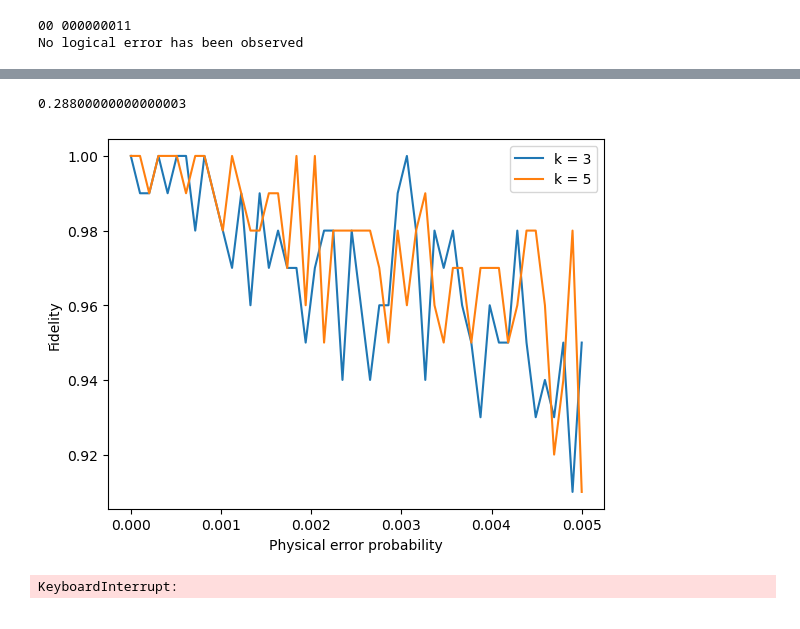
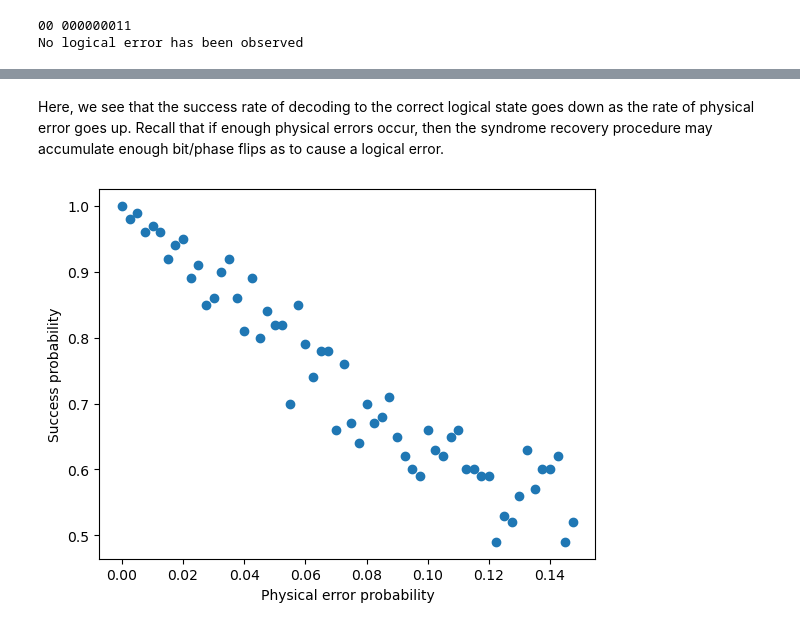
Before and after one commit to elhyc/Kitaev-Toric-Code, a Jupyter notebook: ToricMiniproject3.ipynb, the cells around one changed output, grey strips where cells are left out. Cells and saved outputs as stored; diff of their text form; code cells hidden in the pictures.

```diff
--- a/ToricMiniproject3.ipynb
+++ b/ToricMiniproject3.ipynb
@@ -35,9 +31,0 @@ print(p_error)
-# %%
-noise_model = NoiseModel()
-
-p_error = 0.05
-bit_flip = pauli_error([("X", p_error), ("I", 1 - p_error)])
-phase_flip = pauli_error([("Z", p_error), ("I", 1 - p_error)])
-
-noise_model.add_all_qubit_quantum_error(bit_flip, ['id'])
-noise_model.add_all_qubit_quantum_error(phase_flip, ['id'])
@@ -65,22 +51,3 @@ if memory_result[0:2] == str(x0) + str(x1):
 # %% [output]
 00 000000011
 No logical error has been observed
-# %%
-px = py = pz = 0.3
-x0 = 1
-x1 = 1
-k0 = 3
-k1 = 3
-LatticeCircuit = KitaevToricModel(x0, x1,k0,k1, p_error)
-
-pauli_errors = pauli_error([('X', px), ('Y', py), ('Z', pz), ('I', 1-px-py-pz)])
-
-noise = NoiseModel()
-noise.add_all_qubit_quantum_error(pauli_errors, ['id'])
-noisy_sim = AerSimulator(noise_model=noise)
-
-noisy_circuit = transpile(LatticeCircuit, noisy_sim, optimization_level=0)
-
-nShots = 1000
-result = noisy_sim.run(noisy_circuit, shots=nShots).result()
-counts = result.get_counts()
@@ -245,30 +79,19 @@ def execute_model_aer(x_0,x_1, k0,k1 , px,py,pz , success=True):
-# %%
-0.28800000000000003
-# %% [output]
-0.28800000000000003
+# %% [markdown]
+Here, we see that the success rate of decoding to the correct logical state goes down as the rate of physical error goes up. Recall that if enough physical errors occur, then the syndrome recovery procedure may accumulate enough bit/phase flips as to cause a logical error.
 # %%
 x_0 = random.randint(0,1)
 x_1 = random.randint(0,1)
-error_rates = np.linspace(0, 0.005, 50)
+error_rates = np.arange(0.00, 0.15, 0.0025)
 
-# success_rates_7x7 =  [execute_model(x_0,x_1,7,7,p,100, success=False) for p in error_rates]
-success_rates_5x5 =  [execute_model(x_0,x_1,5,5,p,100) for p in error_rates]
-# success_rates_4x4 =  [execute_model(x_0,x_1,4,4,p,100) for p in error_rates]
+
 success_rates_3x3 =  [execute_model(x_0,x_1,3,3,p,100) for p in error_rates]
 
 plt.figure()
-line1, = plt.plot(error_rates, success_rates_3x3, label='k = 3' )
-# line2, = plt.plot(error_rates, success_rates_4x4, label='k = 4' )
-line3, = plt.plot(error_rates, success_rates_5x5, label='k = 5' )
-# line4, = plt.plot(error_rates, success_rates_7x7, label='k = 7' )
+plt.scatter(error_rates, success_rates_3x3, label='k = 3' )
 
-# line1, = plt.plot(*zip(*success_rates_3x3), label='k = 3' )
-# line2, = plt.plot(*zip(*success_rates_4x4), label='k = 4' )
-# line3, = plt.plot(*zip(*success_rates_5x5), label='k = 5 ' )
-plt.legend(handles=[line1,line3])
 
-plt.ylabel("Fidelity")
+plt.ylabel("Success probability")
 plt.xlabel("Physical error probability")
 plt.show()
 # %% [output]
-[figure, old version]
+[figure, new version]
@@ -316,20 +97,0 @@ plt.show()
-# %%
-x_0 = random.randint(0,1)
-x_1 = random.randint(0,1)
-error_rates = np.arange(0.05, 0.15, 0.025)
-
-# success_rates_5x5 =  [execute_model(x_0,x_1,5,5,p, success=False) for p in error_rates]
-# success_rates_4x4 =  [execute_model(x_0,x_1,4,4,p, success=False) for p in error_rates]
-success_rates_4x4 =  [execute_model(x_0,x_1,4,4,p,100) for p in error_rates]
-
-plt.figure()
-line1, = plt.plot(error_rates, success_rates_4x4, label='k = 4' )
-# line1, = plt.plot(*zip(*success_rates_3x3), label='k = 3' )
-# line2, = plt.plot(*zip(*success_rates_4x4), label='k = 4' )
-# line3, = plt.plot(*zip(*success_rates_5x5), label='k = 5 ' )
-# plt.legend(handles=[line1, line2, line3])
-plt.ylabel("Success probability")
-plt.xlabel("Physical error probability")
-plt.show()
-# %% [output]
-KeyboardInterrupt:
```
Also changed, not shown: parts of 39 cells of this notebook.
